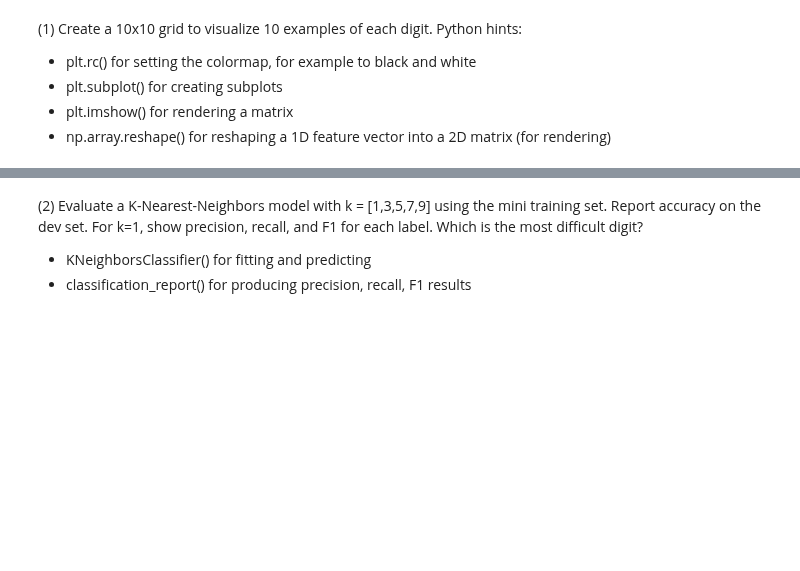
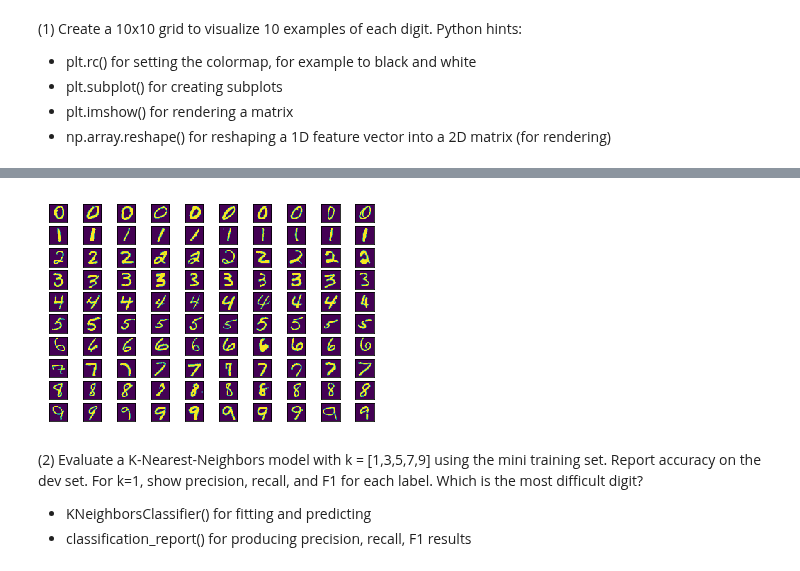
Before and after one commit to kevinhanna/W207_Projects, a Jupyter notebook: Kevin_Hanna_p1.ipynb, the cells around one changed output, grey strips where cells are left out. Saved outputs shown, nothing was run; the diff lists cells and outputs as text; code cells hidden in the pictures; blank space fills up the shorter version.

Commit message:
Started on 3

```diff
--- a/Kevin_Hanna_p1.ipynb
+++ b/Kevin_Hanna_p1.ipynb
@@ -73,7 +73,6 @@ label shape: (70000,)
 def P1(num_examples=10):
     ### STUDENT START ###
     plt.rc('lines', linewidth=2, color='r')
-    plt.subplot(10, num_examples, 1)
 
     for digit in range(10):
         # get num_examples indecies of digit from test_labels
@@ -105,4 +102,18 @@ Adding an axes using the same arguments as a previous axes currently reuses the
 [figure]
+# %%
+def P1(num_examples = 10):
+### STUDENT START ###
+    fig, axe = plt.subplots(nrows = 10, ncols = num_examples)
+    for n, row in enumerate(axe) :
+        for m, col in enumerate(row) :
+            col.imshow(X[Y==str(n)][m].reshape(28,28)) # cross index using label to filter digits, reshape flattned pixels to two dimensions
+            col.set_xticks([])
+            col.set_yticks([])
+    plt.show()
+### STUDENT END ###
+P1(10)
+# %% [output]
+[figure, added]
 # %% [markdown]
 (2) Evaluate a K-Nearest-Neighbors model with k = [1,3,5,7,9] using the mini training set. Report accuracy on the dev set. For k=1, show precision, recall, and F1 for each label. Which is the most difficult digit?
 
```
Also changed, not shown: parts of 3 cells of this notebook.
